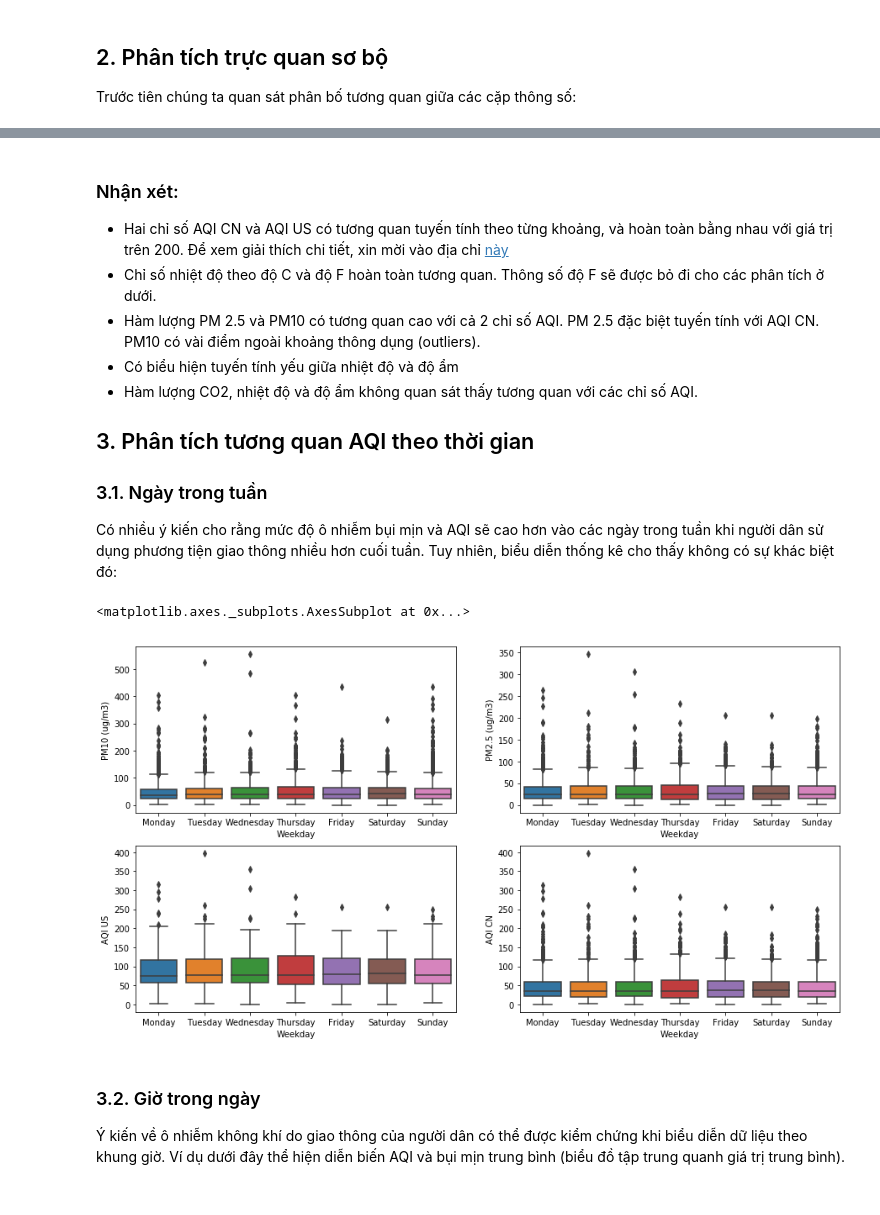
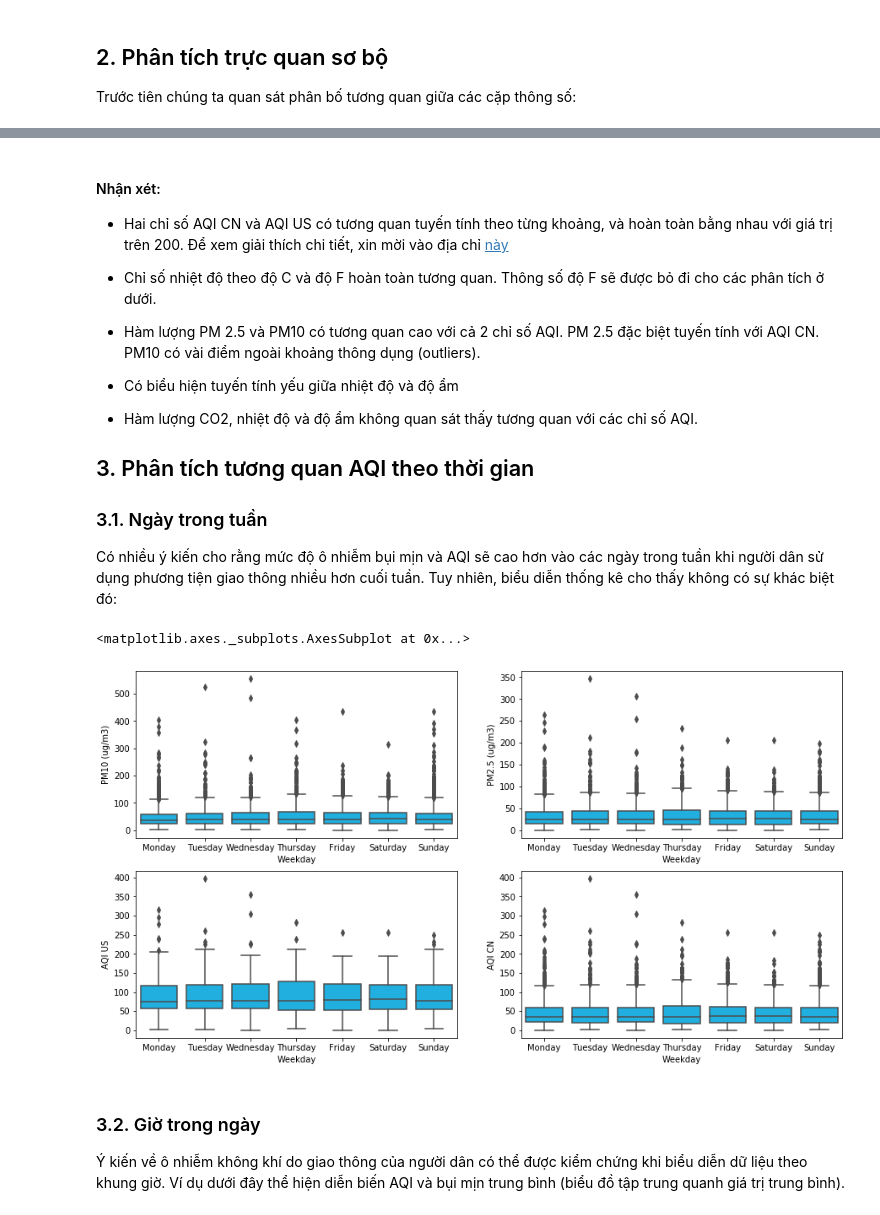
Before and after one commit to nhohung/datasciencecoursera, a Jupyter notebook: PXU air quality.ipynb, the cells around one changed output, grey strips where cells are left out. Saved outputs shown, nothing was run; the diff lists cells and outputs as text; code cells hidden in the pictures.

```diff
--- a/PXU air quality.ipynb
+++ b/PXU air quality.ipynb
@@ -64,10 +81,18 @@ sns.pairplot(df, height=2, markers=".",
 # %% [markdown]
-### Nhận xét:
+#### Nhận xét:
 
 - Hai chỉ số AQI CN và AQI US có tương quan tuyến tính theo từng khoảng, và hoàn toàn bằng nhau với giá trị trên 200. Để xem giải thích chi tiết, xin mời vào địa chỉ [này](https://support.airvisual.com/en/articles/3029421-what-is-the-difference-between-china-us-aqi-%E7%BE%8E%E5%9B%BD%E7%A9%BA%E6%B0%94%E8%B4%A8%E9%87%8F%E6%8C%87%E6%95%B0%E5%92%8C%E4%B8%AD%E5%9B%BD%E7%A9%BA%E6%B0%94%E8%B4%A8%E9%87%8F%E6%8C%87%E6%95%B0%E6%9C%89%E4%BB%80%E4%B9%88%E5%8C%BA%E5%88%AB)
+
+
 - Chỉ số nhiệt độ theo độ C và độ F hoàn toàn tương quan. Thông số độ F sẽ được bỏ đi cho các phân tích ở dưới.
+
+
 - Hàm lượng PM 2.5 và PM10 có tương quan cao với cả 2 chỉ số AQI. PM 2.5 đặc biệt tuyến tính với AQI CN. PM10 có vài điểm ngoài khoảng thông dụng (outliers).
+
+
 - Có biểu hiện tuyến tính yếu giữa nhiệt độ và độ ẩm
+
+
 - Hàm lượng CO2, nhiệt độ và độ ẩm không quan sát thấy tương quan với các chỉ số AQI.
 
 ## 3. Phân tích tương quan AQI theo thời gian
@@ -83,40 +108,21 @@ t.loc[(t['Weekday'] == 'Saturday')|(t['Weekday'] == 'Sunday'), 'isweekend'] = 'T
 t.loc[~((t['Weekday'] == 'Saturday')|(t['Weekday'] == 'Sunday')), 'isweekend'] = 'Cuối tuần'
 # %%
 fig, axs = plt.subplots(nrows=2, ncols=2, figsize=(15, 8))
-sns.boxplot(x="Weekday", y="PM10 (ug/m3)", data=df, order=["Monday", "Tuesday", "Wednesday", "Thursday", "Friday", "Saturday", "Sunday"],
-           ax=axs[0,0])
-sns.boxplot(x="Weekday", y="PM2.5 (ug/m3)", data=df, order=["Monday", "Tuesday", "Wednesday", "Thursday", "Friday", "Saturday", "Sunday"],
-           ax=axs[0,1])
-sns.boxplot(x="Weekday", y="AQI US", data=df, order=["Monday", "Tuesday", "Wednesday", "Thursday", "Friday", "Saturday", "Sunday"],
-           ax=axs[1,0])
-sns.boxplot(x="Weekday", y="AQI CN", data=df, order=["Monday", "Tuesday", "Wednesday", "Thursday", "Friday", "Saturday", "Sunday"],
-           ax=axs[1,1])
-# sns.regplot(x='value', y='wage', data=df_melt, ax=axs[0])
-# sns.regplot(x='value', y='wage', data=df_melt, ax=axs[1])
-
-# fig, ax = plt.subplots(nrows=2, ncols=2)
-
-# ax[0,0] = sns.boxplot(x="Weekday", y="PM10 (ug/m3)", data=df, order=["Monday", "Tuesday", "Wednesday", "Thursday", "Friday", "Saturday", "Sunday"])
-# # plt.ylim([400,500])
-# ax[0,0].set(ylim = (0,100))
-
-# ax[0,1] = sns.boxplot(x="Weekday", y="PM10 (ug/m3)", data=df,
-#                  order=["Monday", "Tuesday", "Wednesday", "Thursday", "Friday", "Saturday", "Sunday"])
-# # plt.ylim([400,500])
-# ax[0,1].set(ylim = (0,100))
-
-# ax[1,0] = sns.boxplot(x="Weekday", y="PM10 (ug/m3)", data=df,
-#                  order=["Monday", "Tuesday", "Wednesday", "Thursday", "Friday", "Saturday", "Sunday"])
-# # plt.ylim([400,500])
-# ax[1,0].set(ylim = (0,100))
-
-# ax[1,1] = sns.boxplot(x="Weekday", y="PM10 (ug/m3)", data=df,
-#                  order=["Monday", "Tuesday", "Wednesday", "Thursday", "Friday", "Saturday", "Sunday"])
-# # plt.ylim([400,500])
-# ax[1,1].set(ylim = (0,100))
+sns.boxplot(x="Weekday", y="PM10 (ug/m3)", data=df, color = 'deepskyblue',
+            order=["Monday", "Tuesday", "Wednesday", "Thursday", "Friday", "Saturday", "Sunday"],
+            ax=axs[0,0])
+sns.boxplot(x="Weekday", y="PM2.5 (ug/m3)", data=df, color = 'deepskyblue',
+            order=["Monday", "Tuesday", "Wednesday", "Thursday", "Friday", "Saturday", "Sunday"],
+            ax=axs[0,1])
+sns.boxplot(x="Weekday", y="AQI US", data=df, color = 'deepskyblue',
+            order=["Monday", "Tuesday", "Wednesday", "Thursday", "Friday", "Saturday", "Sunday"],
+            ax=axs[1,0])
+sns.boxplot(x="Weekday", y="AQI CN", data=df, color = 'deepskyblue',
+            order=["Monday", "Tuesday", "Wednesday", "Thursday", "Friday", "Saturday", "Sunday"],
+            ax=axs[1,1])
 # %% [output]
 <matplotlib.axes._subplots.AxesSubplot at 0x...>
-[figure, old version]
+[figure, new version]
 # %% [markdown]
 ### 3.2. Giờ trong ngày
 
```
Also changed, not shown: parts of 35 cells of this notebook.
